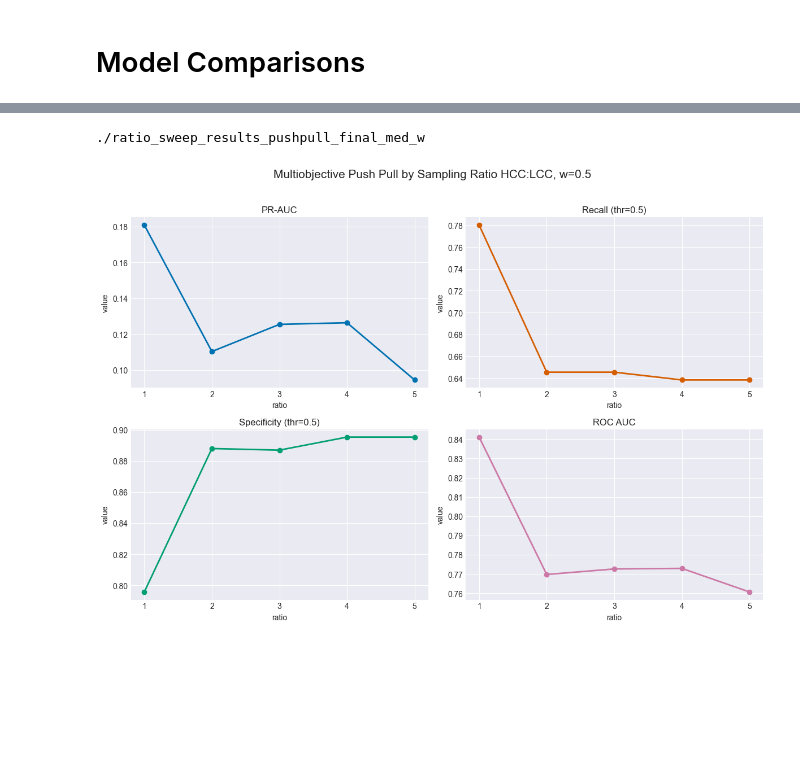
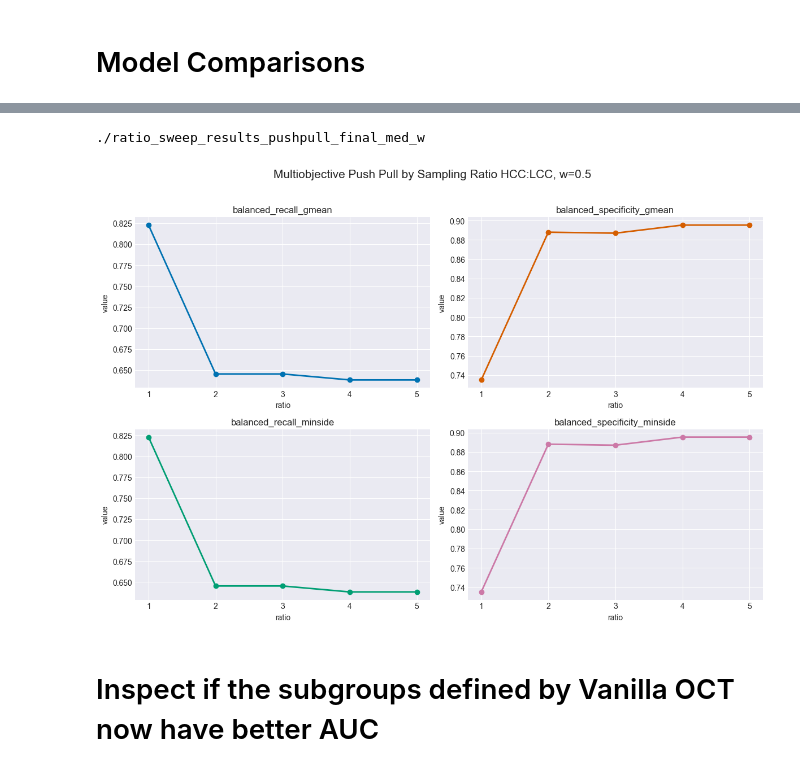
Before and after one commit to cat2510/optimization_guided_curation_ICML, a Jupyter notebook: multiobjective_bilevel.ipynb, the cells around one changed output, grey strips where cells are left out. Cells and saved outputs as stored; diff of their text form; code cells hidden in the pictures; blank space fills up the shorter version.

```diff
--- a/multiobjective_bilevel.ipynb
+++ b/multiobjective_bilevel.ipynb
@@ -240,7 +232,7 @@ ext = {
             "f2_min": float(0),
             "f2_max": float(154375.2973),
         }
-for final_ratio in [4,5]:
+for final_ratio in [1]:
     print("\n====================================")
     print(f"  Running PUSH–PULL sampling ratio={final_ratio:.2f}")
     print("====================================\n")
@@ -250,10 +242,10 @@ for final_ratio in [4,5]:
         df_controls=maj,
         exclude_cols_matching=["cost_stratum_2018"] + COST_COLUMNS,
         final_ratio=final_ratio,
-        w=0.2,
-        top_k_case_ctrl=50,
+        w=0.5,
+        top_k_case_ctrl=60,
         L_pairs=10,
-        K_factor=5.0,
+        K_factor=6.0,
         ext = None,
         verbose=True
     )
@@ -287,0 +379,23 @@ results_dir
+# %%
+from sklearn.metrics import pairwise_distances
+X = train_pd.drop(columns=[target_col]+string_cost_cols)
+X_cases = X[train_pd[target_col]==1].to_numpy()
+X_ctrl  = X[train_pd[target_col]==0].to_numpy()
+
+for final_ratio in [1, 2, 3, 4, 5]:
+    print("\n====================================")
+    print(f"  Running PUSH–PULL sampling ratio={final_ratio:.2f}")
+    save_path = f"{results_dir}/ratio_{final_ratio:.2f}.csv"
+
+    undersampled = pd.read_csv(save_path)
+
+    sel = undersampled[undersampled[target_col]==0]  # selected controls from sampler
+    X_sel  = sel.drop(columns=[target_col]+string_cost_cols).to_numpy()
+
+    # Distance of selected controls to nearest case
+    D_sel = pairwise_distances(X_sel, X_cases)
+    nearest_to_case = D_sel.min(axis=1)
+
+    print("mean distance selected LCC → nearest HCC:", nearest_to_case.mean())
+    print("median distance:", np.median(nearest_to_case))
+    print(undersampled.cost_stratum_2018.value_counts(dropna=False))
@@ -381,34 +523,41 @@ import pickle
 print(results_dir)
 metrics_master_path = f"{results_dir}/metrics_master.csv"
 ratio_values = [1,2,3,4,5]
 records = pd.read_csv(metrics_master_path)
 
 # Create DataFrame sorted by w
 df = pd.DataFrame(records).sort_values("ratio").reset_index(drop=True)
 plt.style.use("seaborn-v0_8-darkgrid")
-
-metrics_to_plot = ["pr_auc", "sensitivity_default", "specificity_default", "auc"] # optimal_f1
-titles = ["PR-AUC", "Recall (thr=0.5)", "Specificity (thr=0.5)", "ROC AUC"]
+thr = df["optimal_threshold"]
+metrics_to_plot = ["optimal_f1", "sensitivity", "specificity", "auc"] # optimal_f1
+metrics_to_plot = ["balanced_recall_gmean", "balanced_specificity_gmean", "balanced_recall_minside", "balanced_specificity_minside"] # optimal_f1
+titles = ["Max F1", f"Recall (max F1)", f"Specificity (max F1)", f"ROC AUC"]
+titles = metrics_to_plot
 colors = ["#0072B2", "#D55E00", "#009E73", "#CC79A7"]
 
 
 # ---------------------------
 # Separate subplot grid
 # ---------------------------
 fig, axes = plt.subplots(2, 2, figsize=(12, 8))
 axes = axes.ravel()
 
 for ax, metric, title, c in zip(axes, metrics_to_plot, titles, colors):
     ax.plot(df["ratio"], df[metric], marker="o", color=c, linewidth=2)
     ax.set_title(title)
     ax.set_xlabel("ratio")
     ax.set_ylabel("value")
     ax.set_xticks(df["ratio"])
     ax.grid(True)
 
 fig.suptitle("Multiobjective Push Pull by Sampling Ratio HCC:LCC, w=0.5", fontsize=15, y=1.02)
 plt.tight_layout()
 plt.show()
+
+""" compare vanilla: Balanced (G-mean) recall: 0.454
+Balanced (G-mean) specificity: 0.651"""
 # %% [output]
 ./ratio_sweep_results_pushpull_final_med_w
-[figure, old version]
+[figure, new version]
+# %% [markdown]
+# Inspect if the subgroups defined by Vanilla OCT now have better AUC
```
Also changed, not shown: parts of 14 cells of this notebook, 9 other files.
